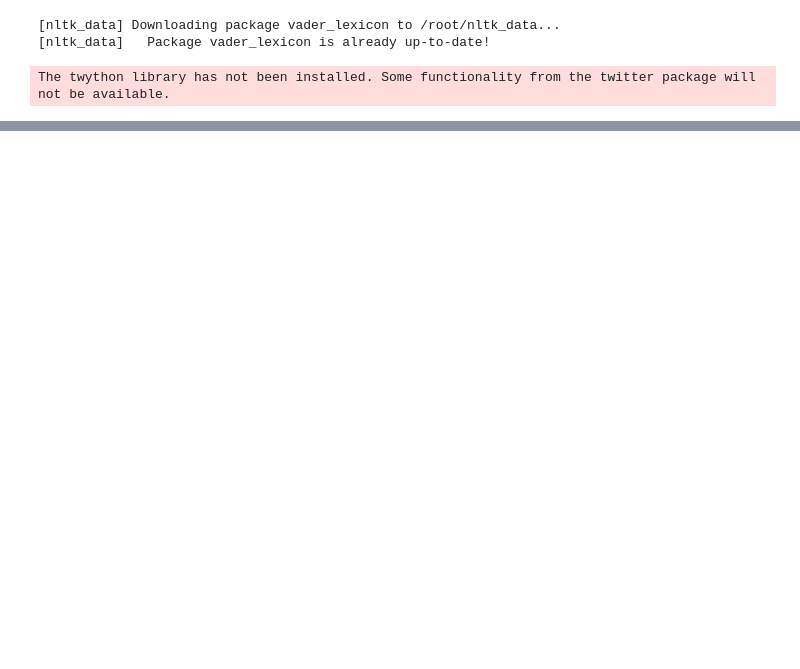
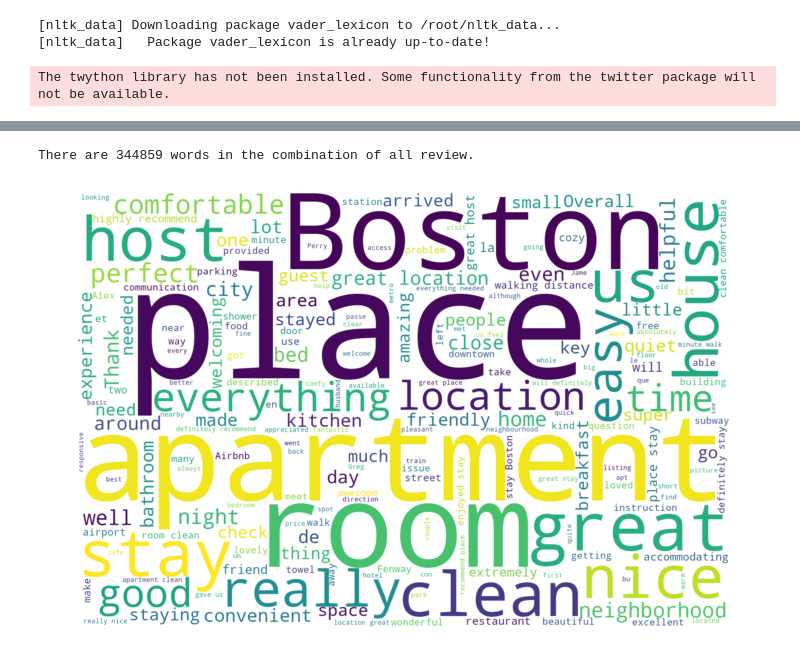
Before and after one commit to snchimata/Airbnb-Boston-Data-Analysis, a Jupyter notebook: Colab's_New_Code_Editor.ipynb, the cells around one changed output, grey strips where cells are left out. Cells and saved outputs as stored; diff of their text form; code cells hidden in the pictures; blank space fills up the shorter version.

```diff
--- a/Colab's_New_Code_Editor.ipynb
+++ b/Colab's_New_Code_Editor.ipynb
@@ -98,0 +100,21 @@ px.scatter(data_frame=listings,
+# %%
+text = " ".join(review for review in reviews.comments)
+print ("There are {} words in the combination of all reviews.".format(len(text)))
+# %% [output]
+There are 344859 words in the combination of all review.
+# %%
+# Create stopword list:
+stopwords = set(STOPWORDS)
+stopwords.update(["Lisa", "Sean", "Brian", "Izzy"])
+
+# Generate a word cloud image
+wordcloud = WordCloud(stopwords=stopwords, background_color="white",width = 1800, height = 1200).generate(text)
+
+# Display the generated image:
+# the matplotlib way:
+plt.figure(figsize=(12,8))
+plt.imshow(wordcloud, interpolation='bilinear')
+plt.axis("off")
+plt.show()
+# %% [output]
+[figure, added]
```
Also changed, not shown: parts of 2 cells of this notebook.
